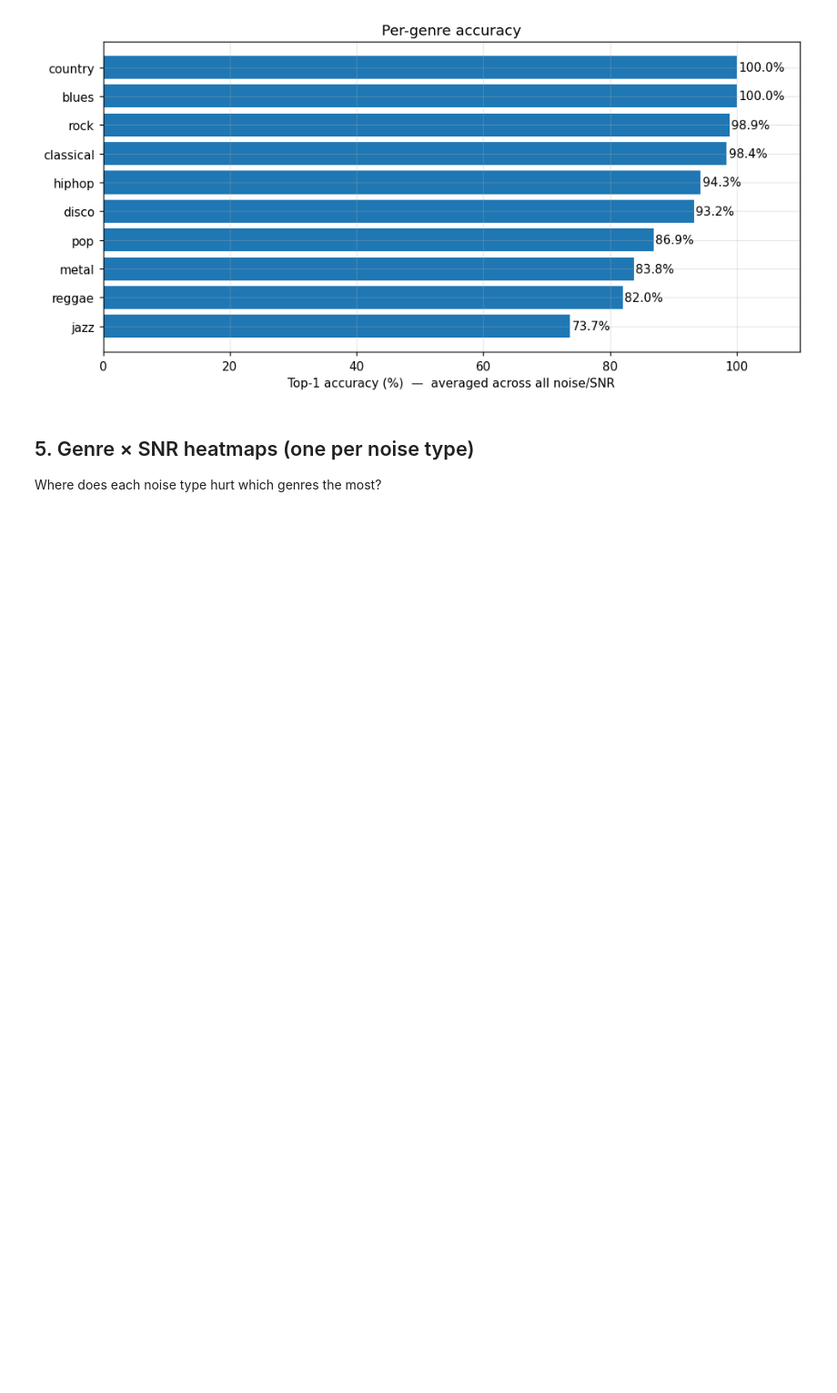
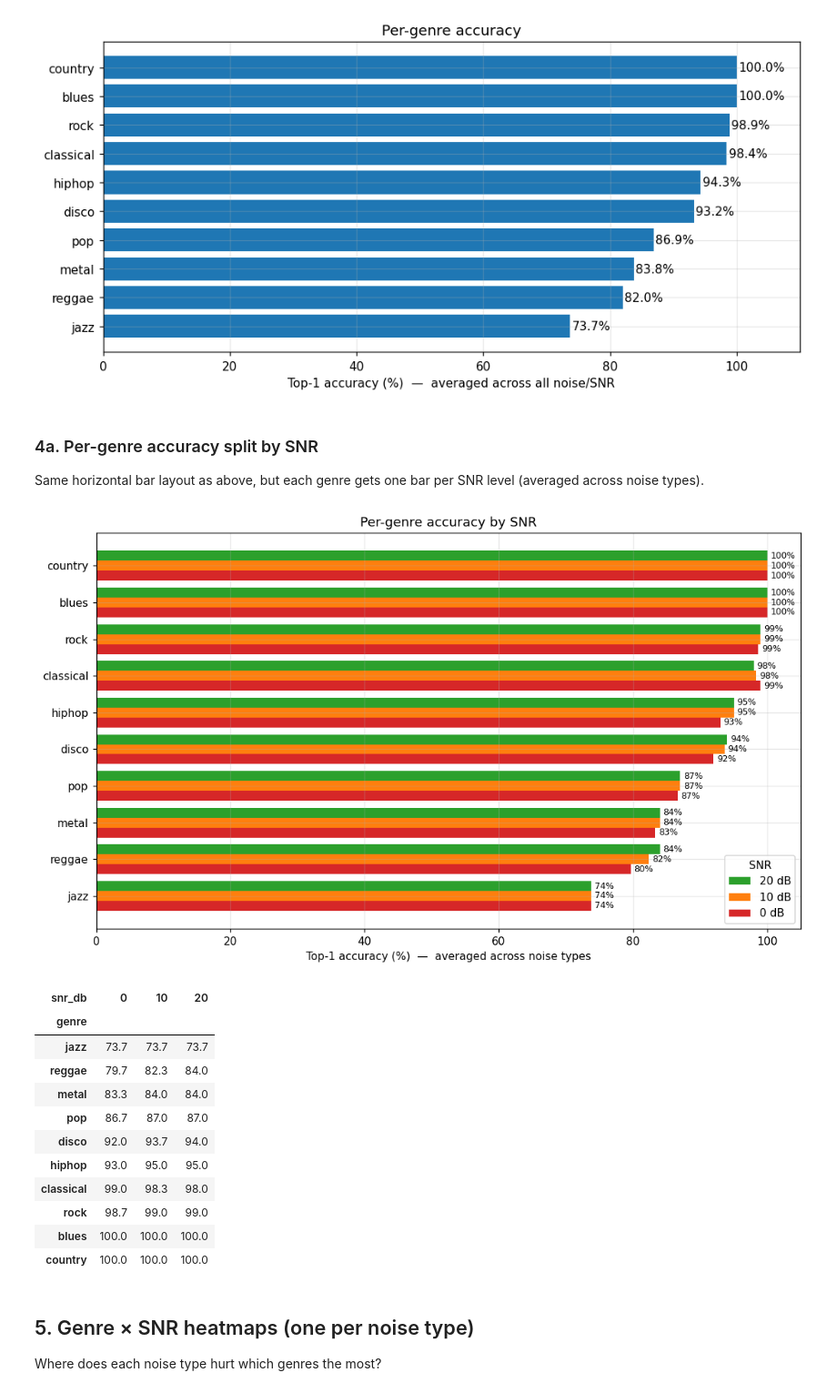
Before and after one commit to RobertTylman/DLFMFinalProject, a Jupyter notebook: Shazam/evaluation/analyze_results.ipynb, the cells around one changed output. Shown at 91% size. Drawn from its saved outputs; the diff is of its cells as text; code cells hidden in the pictures; blank space fills up the shorter version.

Commit message:
feat: add per-genre SNR accuracy analysis and update notebook execution counts

```diff
--- a/Shazam/evaluation/analyze_results.ipynb
+++ b/Shazam/evaluation/analyze_results.ipynb
@@ -248,6 +248,65 @@ plt.tight_layout()
 plt.show()
 # %% [output]
 [figure]
+# %% [markdown]
+### 4a. Per-genre accuracy split by SNR
+Same horizontal bar layout as above, but each genre gets one bar per SNR level (averaged across noise types).
+# %%
+genre_snr_acc = (
+    df.groupby(["genre", "snr_db"])["outcome"]
+      .apply(lambda s: (s == "correct").mean() * 100)
+      .unstack("snr_db")
+)
+
+# Match ordering of the previous chart: sort genres by overall accuracy.
+genre_order = (
+    df.groupby("genre")["outcome"]
+      .apply(lambda s: (s == "correct").mean())
+      .sort_values()
+      .index
+)
+genre_snr_acc = genre_snr_acc.reindex(genre_order)
+snr_levels = sorted(genre_snr_acc.columns, reverse=True)  # cleanest first
+
+snr_colors = {20: "#2ca02c", 10: "#ff7f0e", 0: "#d62728"}
+
+fig, ax = plt.subplots(figsize=(10, 6))
+y = np.arange(len(genre_snr_acc.index))
+bar_height = 0.27
+for i, snr in enumerate(snr_levels):
+    offset = (i - (len(snr_levels) - 1) / 2) * bar_height
+    color = snr_colors.get(snr, plt.cm.RdYlGn(snr / 30))
+    vals = genre_snr_acc[snr].values
+    bars = ax.barh(y - offset, vals, bar_height, label=f"{snr} dB", color=color)
+    for b, v in zip(bars, vals):
+        if not np.isnan(v):
+            ax.text(v + 0.5, b.get_y() + b.get_height() / 2,
+                    f"{v:.0f}%", va="center", fontsize=8)
+
+ax.set_yticks(y)
+ax.set_yticklabels(genre_snr_acc.index)
+ax.set_xlabel("Top-1 accuracy (%)  —  averaged across noise types")
+ax.set_title("Per-genre accuracy by SNR")
+ax.set_xlim(0, 105)
+ax.legend(title="SNR", loc="lower right")
+plt.tight_layout()
+plt.show()
+
+genre_snr_acc.round(1)
+# %% [output]
+[figure, added]
+| snr_db | 0 | 10 | 20 |
+| genre |  |  |  |
+| jazz | 73.7 | 73.7 | 73.7 |
+| reggae | 79.7 | 82.3 | 84.0 |
+| metal | 83.3 | 84.0 | 84.0 |
+| pop | 86.7 | 87.0 | 87.0 |
+| disco | 92.0 | 93.7 | 94.0 |
+| hiphop | 93.0 | 95.0 | 95.0 |
+| classical | 99.0 | 98.3 | 98.0 |
+| rock | 98.7 | 99.0 | 99.0 |
+| blues | 100.0 | 100.0 | 100.0 |
+| country | 100.0 | 100.0 | 100.0 |
 # %% [markdown]
 ## 5. Genre × SNR heatmaps (one per noise type)
 Where does each noise type hurt which genres the most?
```
Also changed, not shown: 1 other file.
